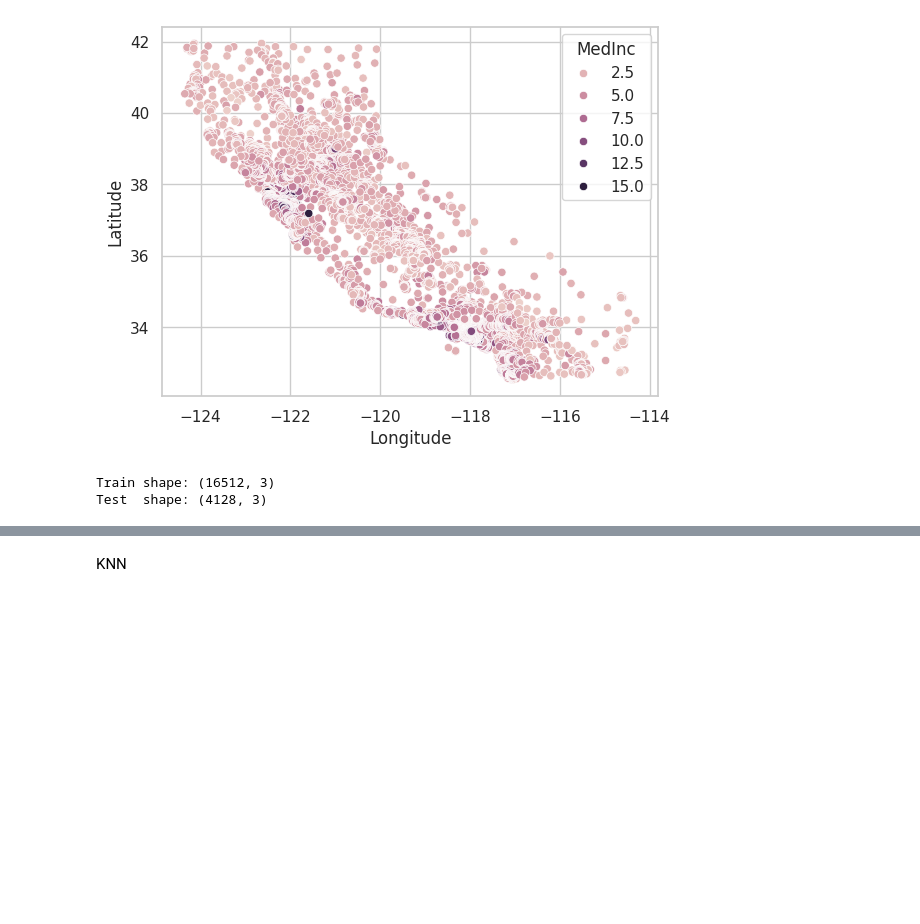
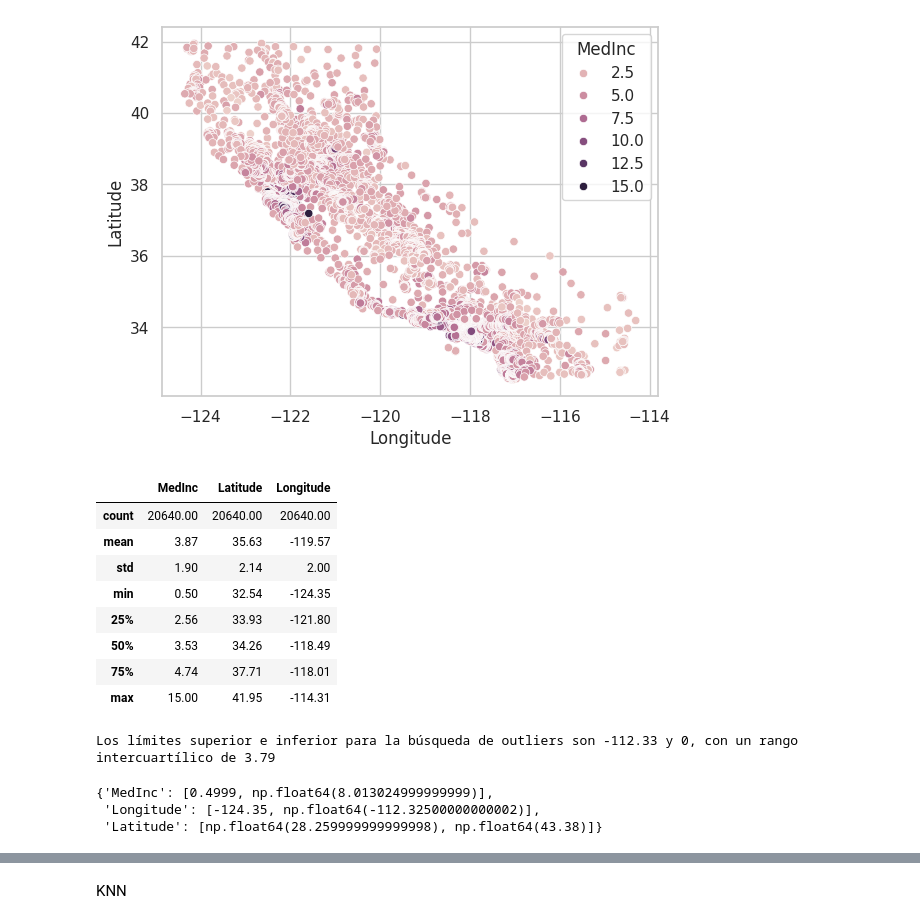
Before and after one commit to 4GeeksAcademy/ginappedrosa-ML-kmeans-housing, a Jupyter notebook: src/explore.ipynb, the cells around one changed output, grey strips where cells are left out. Cells and saved outputs as stored; diff of their text form; code cells hidden in the pictures; blank space fills up the shorter version.

```diff
--- a/src/explore.ipynb
+++ b/src/explore.ipynb
@@ -92,13 +96,57 @@ sns.scatterplot(data = total_data, x = 'Longitude', y = 'Latitude', hue = 'MedIn
 # %% [output]
 <Axes: xlabel='Longitude', ylabel='Latitude'>
 [figure]
-# %%
-features = ['MedInc', 'Latitude', 'Longitude']
-df_feat = total_data[features].dropna()
-
-X_train, X_test = train_test_split(df_feat, test_size=0.2, random_state=42)
-print("Train shape:", X_train.shape)
-print("Test  shape:", X_test.shape)
-# %% [output]
-Train shape: (16512, 3)
-Test  shape: (4128, 3)
+# %%
+total_data.describe()
+# %% [output]
+|  | MedInc | Latitude | Longitude |
+| count | 20640.00 | 20640.00 | 20640.00 |
+| mean | 3.87 | 35.63 | -119.57 |
+| std | 1.90 | 2.14 | 2.00 |
+| min | 0.50 | 32.54 | -124.35 |
+| 25% | 2.56 | 33.93 | -121.80 |
+| 50% | 3.53 | 34.26 | -118.49 |
+| 75% | 4.74 | 37.71 | -118.01 |
+| max | 15.00 | 41.95 | -114.31 |
+# %%
+numerical_columns = [
+  "MedInc",
+  "Latitude",
+  "Longitude",
+  ]
+
+for column in numerical_columns:
+  stats = total_data[column].describe()
+  iqr = stats["75%"] - stats["25%"]
+  upper_limit = stats["75%"] + 1.5 * iqr
+  lower_limit = stats["75%"] - 1.5 * iqr
+  if lower_limit < 0:
+    lower_limit = 0
+    print(f"Los límites superior e inferior para la búsqueda de outliers son {round(upper_limit, 2)} y {round(lower_limit, 2)}, con un rango intercuartílico de {round(iqr, 2)}")
+# %% [output]
+Los límites superior e inferior para la búsqueda de outliers son -112.33 y 0, con un rango intercuartílico de 3.79
+# %%
+total_data_CON_outliers = total_data.copy()
+
+total_data_SIN_outliers = total_data.copy()
+
+def replace_outliers_from_column(column, total_data):
+  column_stats = total_data[column].describe()
+  column_iqr = column_stats["75%"] - column_stats["25%"]
+  upper_limit = column_stats["75%"] + 1.5 * column_iqr
+  lower_limit = column_stats["25%"] - 1.5 * column_iqr
+  if lower_limit < 0: lower_limit = min(total_data[column])
+  total_data[column] = total_data[column].apply(lambda x: x if (x <= upper_limit) else upper_limit)
+  total_data[column] = total_data[column].apply(lambda x: x if (x >= lower_limit) else lower_limit)
+  return total_data.copy(), [lower_limit, upper_limit]
+
+outliers_dict = {}
+for column in ['MedInc', 'Longitude', 'Latitude']:
+  total_data_SIN_outliers, limit_list = replace_outliers_from_column(column, total_data_SIN_outliers)
+  outliers_dict[column] = limit_list
+
+outliers_dict
+# %% [output]
+{'MedInc': [0.4999, np.float64(8.013024999999999)],
+ 'Longitude': [-124.35, np.float64(-112.32500000000002)],
+ 'Latitude': [np.float64(28.259999999999998), np.float64(43.38)]}
```
Also changed, not shown: parts of 11 cells of this notebook.
